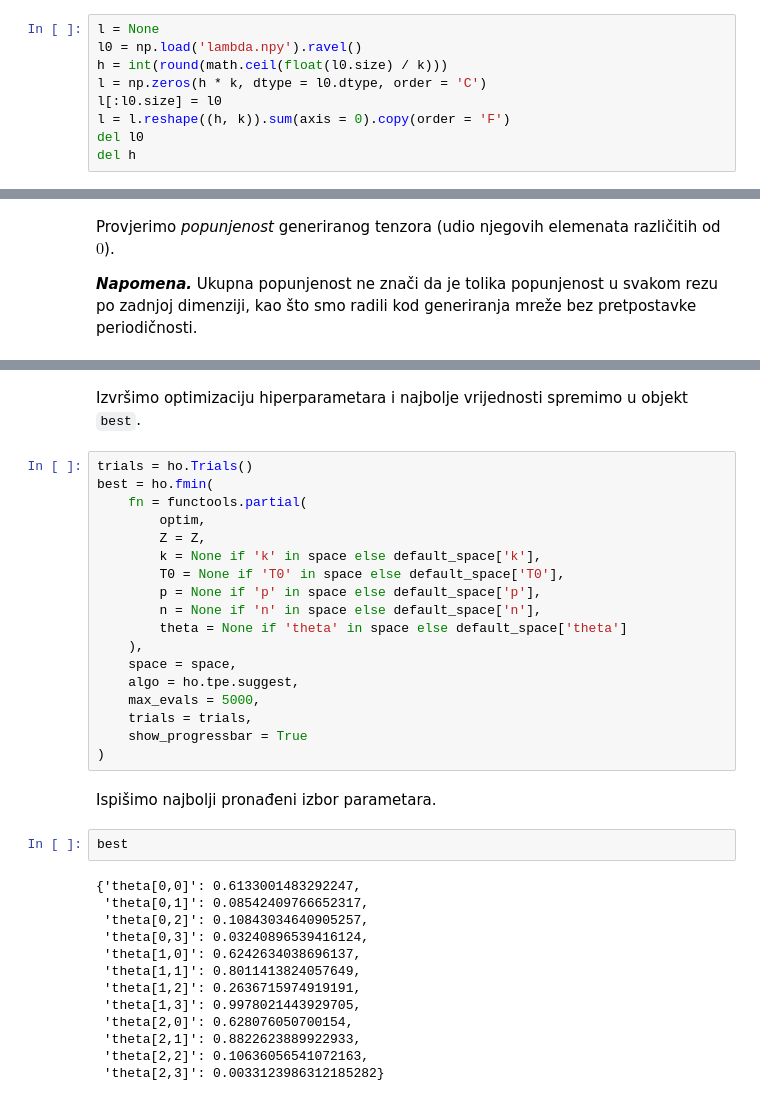
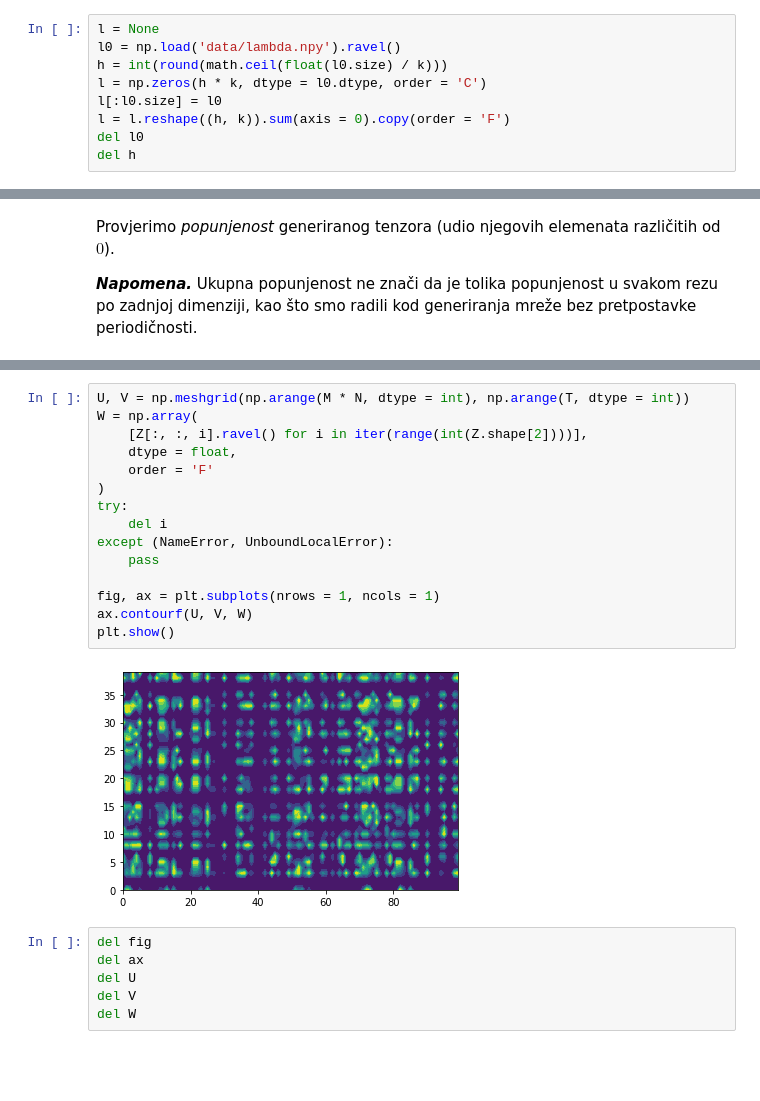
Before and after one commit to DavorPenzar/tlp, a Jupyter notebook: TLP.ipynb, the cells around one changed output, grey strips where cells are left out. Saved outputs shown, nothing was run; the diff lists cells and outputs as text; blank space fills up the shorter version.

```diff
--- a/TLP.ipynb
+++ b/TLP.ipynb
@@ -108,7 +108,7 @@ Sljedeći dio koda služi za generiranje mreže u kojoj po trećoj dimenziji mo
 Učitajmo norme komponenti tenzora kojeg ćemo generirati.
 # %%
 l = None
-l0 = np.load('lambda.npy').ravel()
+l0 = np.load('data/lambda.npy').ravel()
 h = int(round(math.ceil(float(l0.size) / k)))
 l = np.zeros(h * k, dtype = l0.dtype, order = 'C')
 l[:l0.size] = l0
@@ -478,37 +277,23 @@ except (NameError, UnboundLocalError):
-# %% [markdown]
-Izvršimo optimizaciju hiperparametara i najbolje vrijednosti spremimo u objekt `best`.
-# %%
-trials = ho.Trials()
-best = ho.fmin(
-    fn = functools.partial(
-        optim,
-        Z = Z,
-        k = None if 'k' in space else default_space['k'],
-        T0 = None if 'T0' in space else default_space['T0'],
-        p = None if 'p' in space else default_space['p'],
-        n = None if 'n' in space else default_space['n'],
-        theta = None if 'theta' in space else default_space['theta']
-    ),
-    space = space,
-    algo = ho.tpe.suggest,
-    max_evals = 5000,
-    trials = trials,
-    show_progressbar = True
-)
-# %% [markdown]
-Ispišimo najbolji pronađeni izbor parametara.
-# %%
-best
-# %% [output]
-{'theta[0,0]': 0.6133001483292247,
- 'theta[0,1]': 0.08542409766652317,
- 'theta[0,2]': 0.10843034640905257,
- 'theta[0,3]': 0.03240896539416124,
- 'theta[1,0]': 0.6242634038696137,
- 'theta[1,1]': 0.8011413824057649,
- 'theta[1,2]': 0.2636715974919191,
- 'theta[1,3]': 0.9978021443929705,
- 'theta[2,0]': 0.628076050700154,
- 'theta[2,1]': 0.8822623889922933,
- 'theta[2,2]': 0.10636056541072163,
- 'theta[2,3]': 0.0033123986312185282}
+# %%
+U, V = np.meshgrid(np.arange(M * N, dtype = int), np.arange(T, dtype = int))
+W = np.array(
+    [Z[:, :, i].ravel() for i in iter(range(int(Z.shape[2])))],
+    dtype = float,
+    order = 'F'
+)
+try:
+    del i
+except (NameError, UnboundLocalError):
+    pass
+
+fig, ax = plt.subplots(nrows = 1, ncols = 1)
+ax.contourf(U, V, W)
+plt.show()
+# %% [output]
+[figure, added]
+# %%
+del fig
+del ax
+del U
+del V
+del W
```
Also changed, not shown: parts of 11 cells of this notebook, 10 other files.
